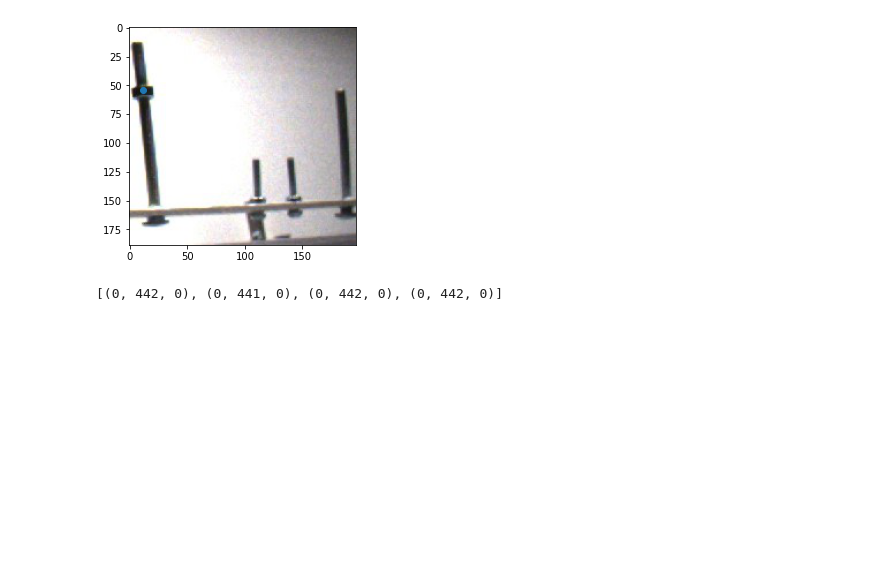
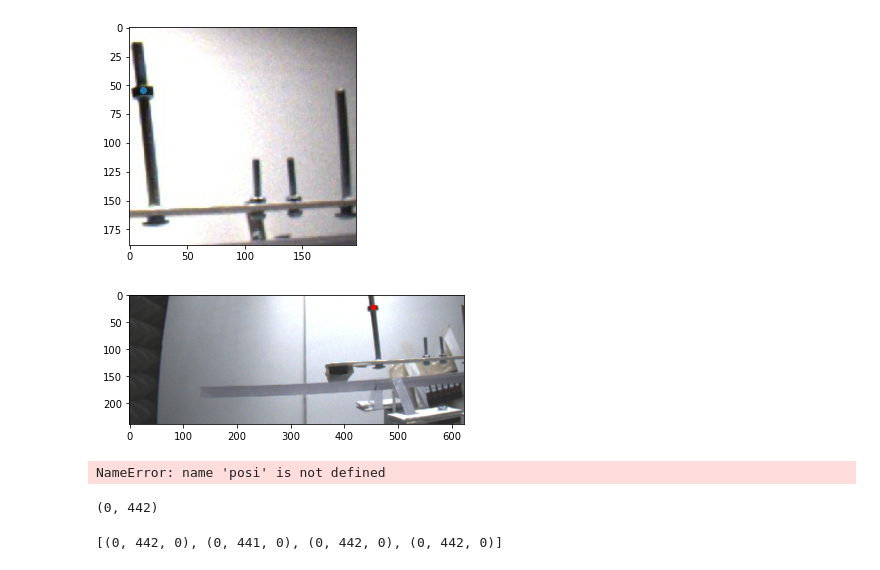
Before and after one commit to retune-commons/let_it_be_3D, a Jupyter notebook: template_matching.ipynb, the cells around one changed output. Cells and saved outputs as stored; diff of their text form; code cells hidden in the pictures; blank space fills up the shorter version.

```diff
--- a/template_matching.ipynb
+++ b/template_matching.ipynb
@@ -625,3 +714,18 @@ class AverageMatching:
+# %%
+plt.scatter(453, 22, c='red', s=20)
+plt.imshow(positions_img)
+plt.show()
+# %% [output]
+[figure, added]
+# %%
+posi
+# %% [output]
+NameError: name 'posi' is not defined
+# %%
+matching = AverageMatching()
+matching.get_marker_coordinates(subject_image = positions_img, template_images = adjusted_templates)
+# %% [output]
+(0, 442)
 # %%
 adjusted_templates = [template_0a, template_1a, template_2a, template_3a]
 # %%
```
Also changed, not shown: parts of 8 cells of this notebook.
